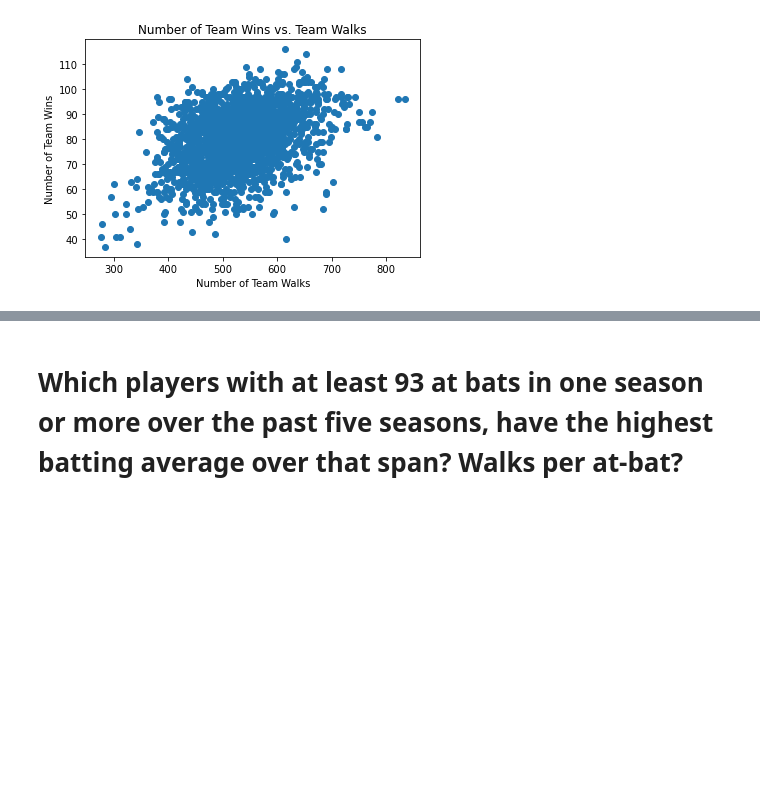
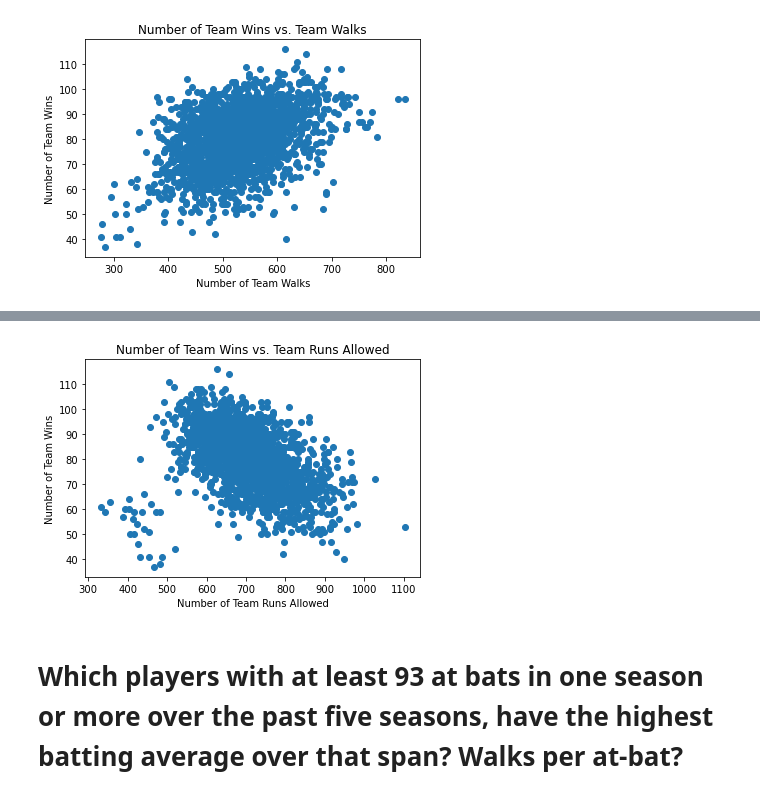
Before and after one commit to dw943893/baseball_predictor, a Jupyter notebook: CAP_EDA.ipynb, the cells around one changed output, grey strips where cells are left out. Saved outputs shown, nothing was run; the diff lists cells and outputs as text; code cells hidden in the pictures; blank space fills up the shorter version.

```diff
--- a/CAP_EDA.ipynb
+++ b/CAP_EDA.ipynb
@@ -1222,3 +1229,10 @@ plt.title("Number of Team Wins vs. Team Walks");
+# %%
+plt.scatter(teams_modern_era["RA"], teams_modern_era["W"])
+plt.ylabel("Number of Team Wins")
+plt.xlabel("Number of Team Runs Allowed")
+plt.title("Number of Team Wins vs. Team Runs Allowed");
+# %% [output]
+[figure, added]
 # %% [markdown]
 # Which players with at least 93 at bats in one season or more over the past five seasons, have the highest batting average over that span? Walks per at-bat?
 # %% [markdown]
```
Also changed, not shown: parts of 22 cells of this notebook, 1 other file.
